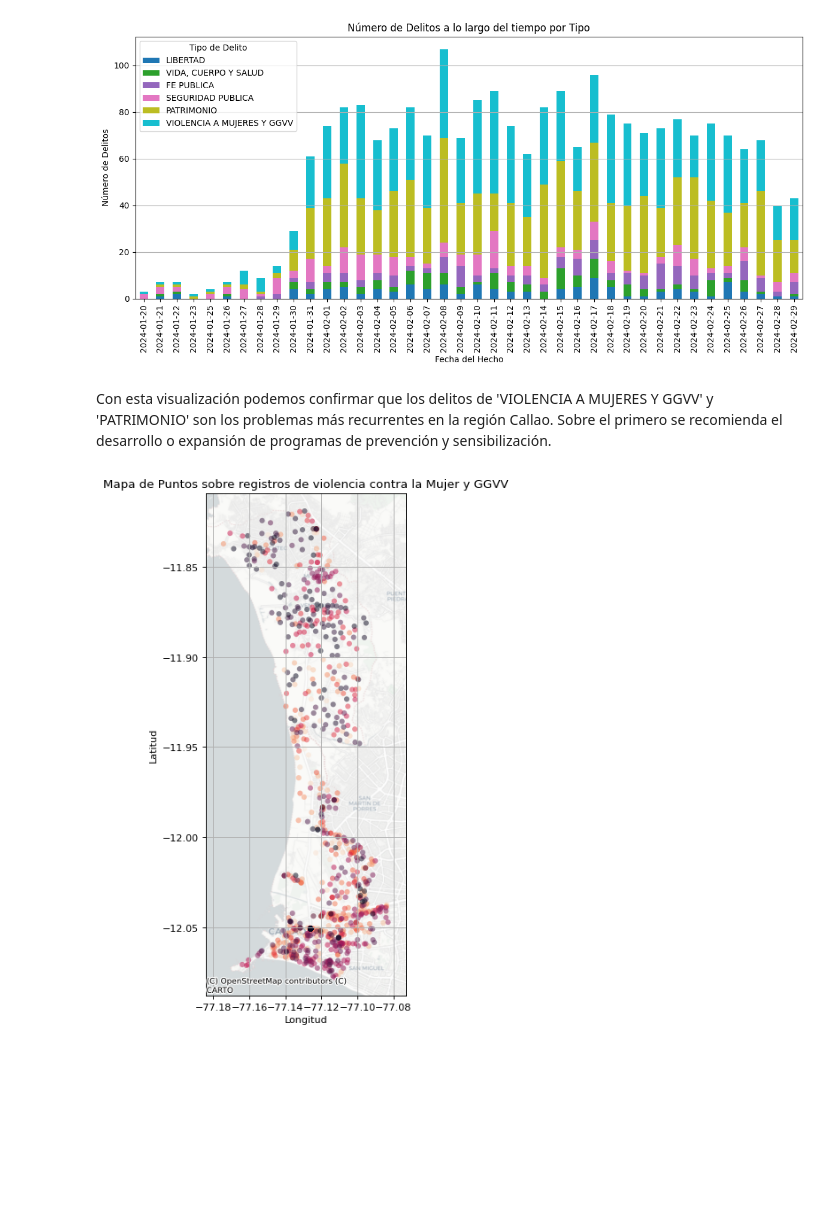
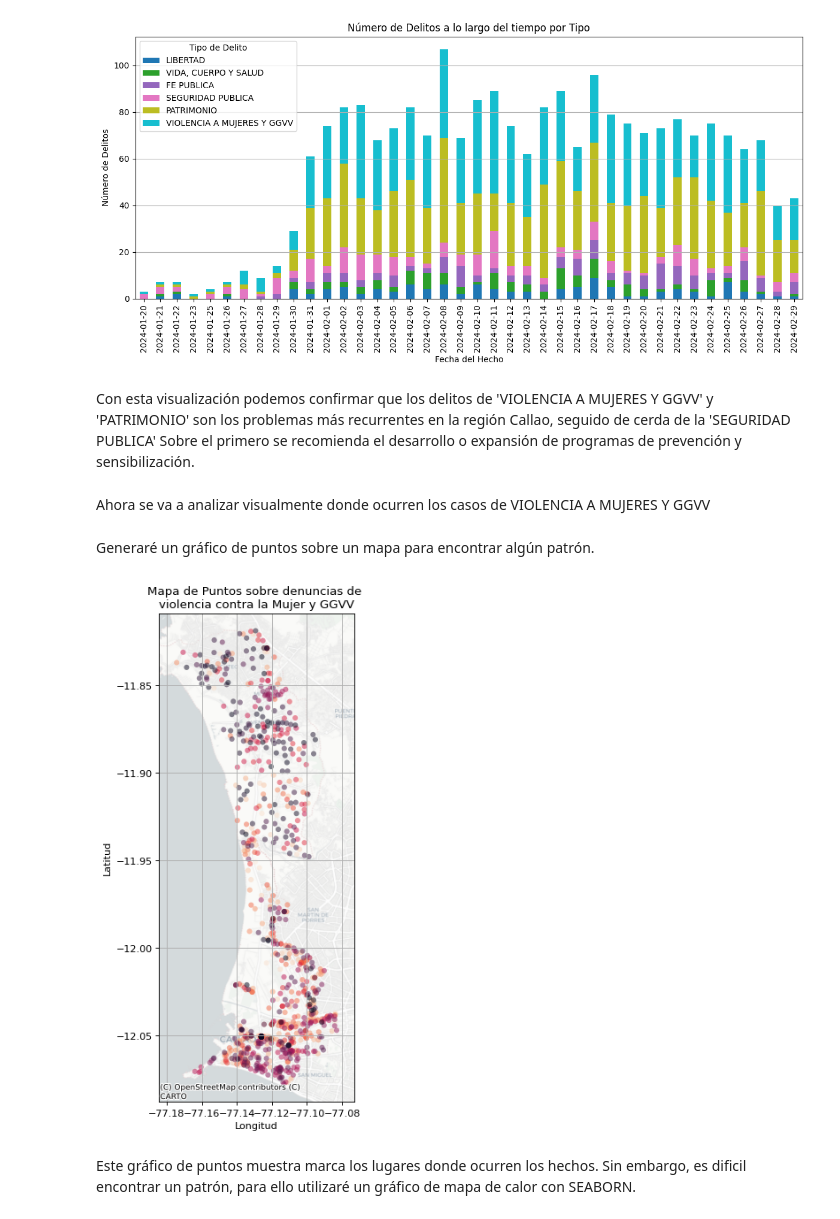
Before and after one commit to diegoteccsi/ExpresatePeruconDatos-Analisis-Delictivos-Callao, a Jupyter notebook: notebooks/analisis_exploratorio.ipynb, the cells around one changed output. Cells and saved outputs as stored; diff of their text form; code cells hidden in the pictures; blank space fills up the shorter version.

```diff
--- a/notebooks/analisis_exploratorio.ipynb
+++ b/notebooks/analisis_exploratorio.ipynb
@@ -191,5 +191,7 @@ plt.show()
 # %% [output]
 [figure]
 # %% [markdown]
-Con esta visualización podemos confirmar que los delitos de 'VIOLENCIA A MUJERES Y GGVV' y 'PATRIMONIO' son los problemas más recurrentes en la región Callao.
+Con esta visualización podemos confirmar que los delitos de 'VIOLENCIA A MUJERES Y GGVV' y 'PATRIMONIO' son los problemas más recurrentes en la región Callao, seguido de cerda de la 'SEGURIDAD PUBLICA'
 Sobre el primero se recomienda el desarrollo o expansión de programas de prevención y sensibilización.
+# %% [markdown]
+Ahora se va a analizar visualmente donde ocurren los casos de VIOLENCIA A MUJERES Y GGVV
@@ -196,34 +201,38 @@ Sobre el primero se recomienda el desarrollo o expansión de programas de preven
+# %% [markdown]
+Generaré un gráfico de puntos sobre un mapa para encontrar algún patrón.
 # %%
 # Filtrar los datos por tipo de violencia contra la mujer
 df_filtrado = df[df['TIPO'] == 'VIOLENCIA A MUJERES Y GGVV']
 
 # Crear un GeoDataFrame y definir el CRS
 gdf = gpd.GeoDataFrame(df_filtrado, geometry=gpd.points_from_xy(df_filtrado['LONGITUD'], df_filtrado['LATITUD']), crs='EPSG:4326')
 
 # Crear una figura y un eje
 fig, ax = plt.subplots(figsize=(12, 8), dpi=80)
 
-# Crear un mapa de calor
+# Crear el mapa de punto
 gdf.plot(ax=ax, markersize=30, alpha=0.5, cmap='rocket_r', edgecolor='none', linewidth=0)
 
 # Añadir un mapa base
 ctx.add_basemap(ax, crs=gdf.crs.to_string(), source=ctx.providers.CartoDB.Positron)
 
 # Configurar límites
 ax.set_xlim(gdf['LONGITUD'].min() - 0.01, gdf['LONGITUD'].max() + 0.01)
 ax.set_ylim(gdf['LATITUD'].min() - 0.01, gdf['LATITUD'].max() + 0.01)
 
 # Ajustar detalles del gráfico
-plt.title('Mapa de Puntos sobre registros de violencia contra la Mujer y GGVV')
+plt.title('Mapa de Puntos sobre denuncias de \nviolencia contra la Mujer y GGVV')
 plt.xlabel('Longitud')
 plt.ylabel('Latitud')
 plt.grid(True)
 plt.tight_layout()
 
 # Mostrar el gráfico
 plt.show()
 # %% [output]
-[figure, old version]
+[figure, new version]
+# %% [markdown]
+Este gráfico de puntos muestra marca los lugares donde ocurren los hechos. Sin embargo, es dificil encontrar un patrón, para ello utilizaré un gráfico de mapa de calor con SEABORN.
 # %%
 # Crear la figura y el eje
 fig, ax = plt.subplots(figsize=(12, 8), dpi=80)
```
Also changed, not shown: parts of 13 cells of this notebook, 4 other files.
